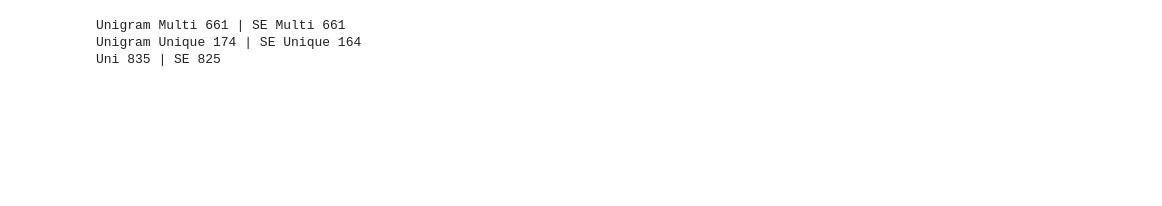
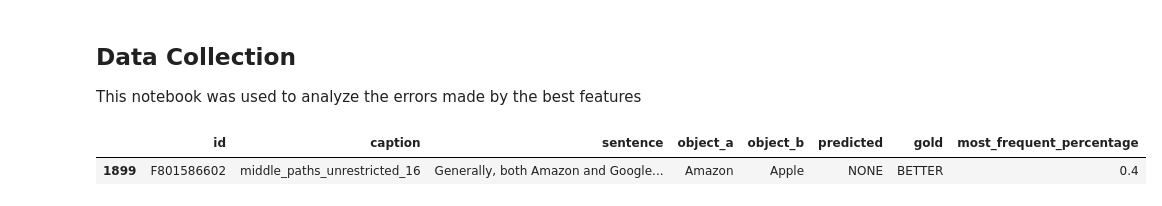
Before and after one commit to uhh-lt/comparative, a Jupyter notebook: Classification/error analysis/errors_3_classes/Untitled.ipynb, the cells around one changed output. Saved outputs shown, nothing was run; the diff lists cells and outputs as text; code cells hidden in the pictures; blank space fills up the shorter version.

Commit message:
Error analysis: new script to compare sentence embeddings and lexnet

```diff
--- a/Classification/error analysis/errors_3_classes/Untitled.ipynb
+++ b/Classification/error analysis/errors_3_classes/Untitled.ipynb
@@ -8,0 +1,17 @@ se = se[se.caption == "infersent ('middle part', ExtractMiddlePart(processing=No
+# %% [markdown]
+## Data Collection
+
+This notebook was used to analyze the errors made by the best features
+# %%
+import pandas as pd
+from collections import defaultdict
+from pprint import pprint
+pd.options.display.max_rows = 1500
+# %%
+conf = pd.read_csv('../../code/data/data_if.csv')[['id','most_frequent_percentage']]
+conf.set_index('id')
+df_cols = ['id','caption','sentence','object_a','object_b','predicted','gold', 'most_frequent_percentage']
+paths = pd.read_csv('middle_paths_unrestricted_16.csv')
+paths['sentence'] = paths.apply(lambda row: row['sentence'][2:-2],axis=1)
+data = pd.read_csv('binary_False.csv')
+pd.options.display.max_colwidth = 100000
@@ -9 +22,10 @@ se = se[se.caption == "infersent ('middle part', ExtractMiddlePart(processing=No
+# %%
+# all errors for the lexnet feature
+lex = data[data.caption == 'middle_paths_unrestricted_16']
+lex.set_index('id')
+lex = lex.join(conf,rsuffix="_r")[df_cols]
+lex[lex.id == 'F801586602']
+# %% [output]
+|  | id | caption | sentence | object_a | object_b | predicted | gold | most_frequent_percentage |
+| 1899 | F801586602 | middle_paths_unrestricted_16 | Generally, both Amazon and Google... | Amazon | Apple | NONE | BETTER | 0.4 |
 # %%
@@ -20,8 +34,0 @@ se_multi['origin'] = 'se'
-# %%
-print('Unigram Multi {} | SE Multi {} '.format(len(uni_multi), len(se_multi)))
-print('Unigram Unique {} | SE Unique {} '.format(len(uni_unique), len(se_unique)))
-print('Uni {} | SE {}'.format(len(unigram),len(se)))
-# %% [output]
-Unigram Multi 661 | SE Multi 661
-Unigram Unique 174 | SE Unique 164
-Uni 835 | SE 825
```
Also changed, not shown: parts of 29 cells of this notebook, 5 other files.
